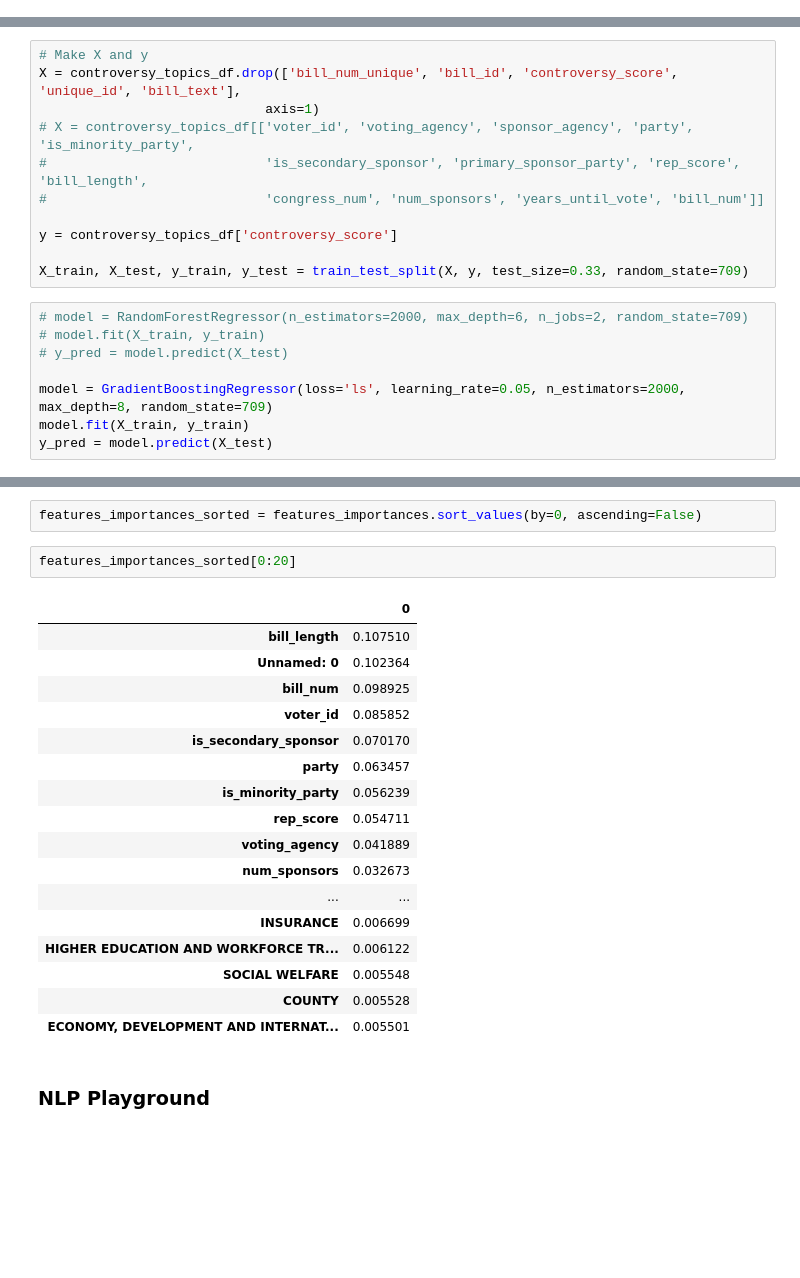
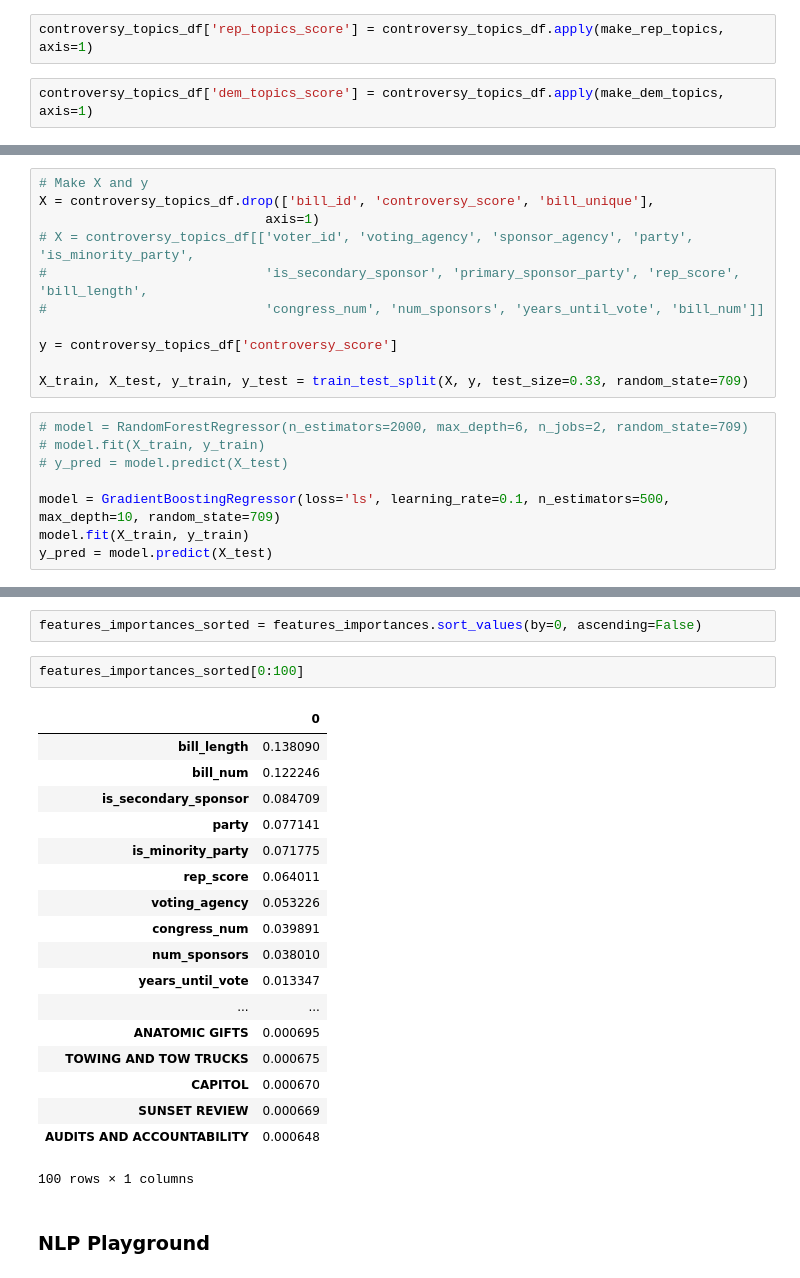
Before and after one commit to ekarboski/washington_state_legislation, a Jupyter notebook: Controversy-score.ipynb, the cells around one changed output, grey strips where cells are left out. Saved outputs shown, nothing was run; the diff lists cells and outputs as text; blank space fills up the shorter version.

```diff
--- a/Controversy-score.ipynb
+++ b/Controversy-score.ipynb
@@ -91,0 +188,4 @@ clean = create_clean_X(merged_final_df, bill_text_df_cleaned, rep_score_df)
+# %%
+controversy_topics_df['rep_topics_score'] = controversy_topics_df.apply(make_rep_topics, axis=1)
+# %%
+controversy_topics_df['dem_topics_score'] = controversy_topics_df.apply(make_dem_topics, axis=1)
@@ -324,6 +436,6 @@ Index(['bill_unique', 'voter_id', 'voting_agency', 'unique_id',
 # %%
 # Make X and y
-X = controversy_topics_df.drop(['bill_num_unique', 'bill_id', 'controversy_score', 'unique_id', 'bill_text'],
+X = controversy_topics_df.drop(['bill_id', 'controversy_score', 'bill_unique'],
                              axis=1)
 # X = controversy_topics_df[['voter_id', 'voting_agency', 'sponsor_agency', 'party', 'is_minority_party',
 #                            'is_secondary_sponsor', 'primary_sponsor_party', 'rep_score', 'bill_length',
@@ -337,7 +449,7 @@ X_train, X_test, y_train, y_test = train_test_split(X, y, test_size=0.33, random
 # model.fit(X_train, y_train)
 # y_pred = model.predict(X_test)
 
-model = GradientBoostingRegressor(loss='ls', learning_rate=0.05, n_estimators=2000, max_depth=8, random_state=709)
+model = GradientBoostingRegressor(loss='ls', learning_rate=0.1, n_estimators=500, max_depth=10, random_state=709)
 model.fit(X_train, y_train)
 y_pred = model.predict(X_test)
 # %%
@@ -359,25 +471,26 @@ features_importances = pd.DataFrame(model.feature_importances_, index=X_train.co
 # %%
 features_importances_sorted = features_importances.sort_values(by=0, ascending=False)
 # %%
-features_importances_sorted[0:20]
+features_importances_sorted[0:100]
 # %% [output]
 |  | 0 |
-| bill_length | 0.107510 |
-| Unnamed: 0 | 0.102364 |
-| bill_num | 0.098925 |
-| voter_id | 0.085852 |
-| is_secondary_sponsor | 0.070170 |
-| party | 0.063457 |
-| is_minority_party | 0.056239 |
-| rep_score | 0.054711 |
-| voting_agency | 0.041889 |
-| num_sponsors | 0.032673 |
+| bill_length | 0.138090 |
+| bill_num | 0.122246 |
+| is_secondary_sponsor | 0.084709 |
+| party | 0.077141 |
+| is_minority_party | 0.071775 |
+| rep_score | 0.064011 |
+| voting_agency | 0.053226 |
+| congress_num | 0.039891 |
+| num_sponsors | 0.038010 |
+| years_until_vote | 0.013347 |
 | ... | ... |
-| INSURANCE | 0.006699 |
-| HIGHER EDUCATION AND WORKFORCE TR... | 0.006122 |
-| SOCIAL WELFARE | 0.005548 |
-| COUNTY | 0.005528 |
-| ECONOMY, DEVELOPMENT AND INTERNAT... | 0.005501 |
+| ANATOMIC GIFTS | 0.000695 |
+| TOWING AND TOW TRUCKS | 0.000675 |
+| CAPITOL | 0.000670 |
+| SUNSET REVIEW | 0.000669 |
+| AUDITS AND ACCOUNTABILITY | 0.000648 |
+100 rows × 1 columns
 # %% [markdown]
 ### NLP Playground
 # %%
```
Also changed, not shown: parts of 46 cells of this notebook.
